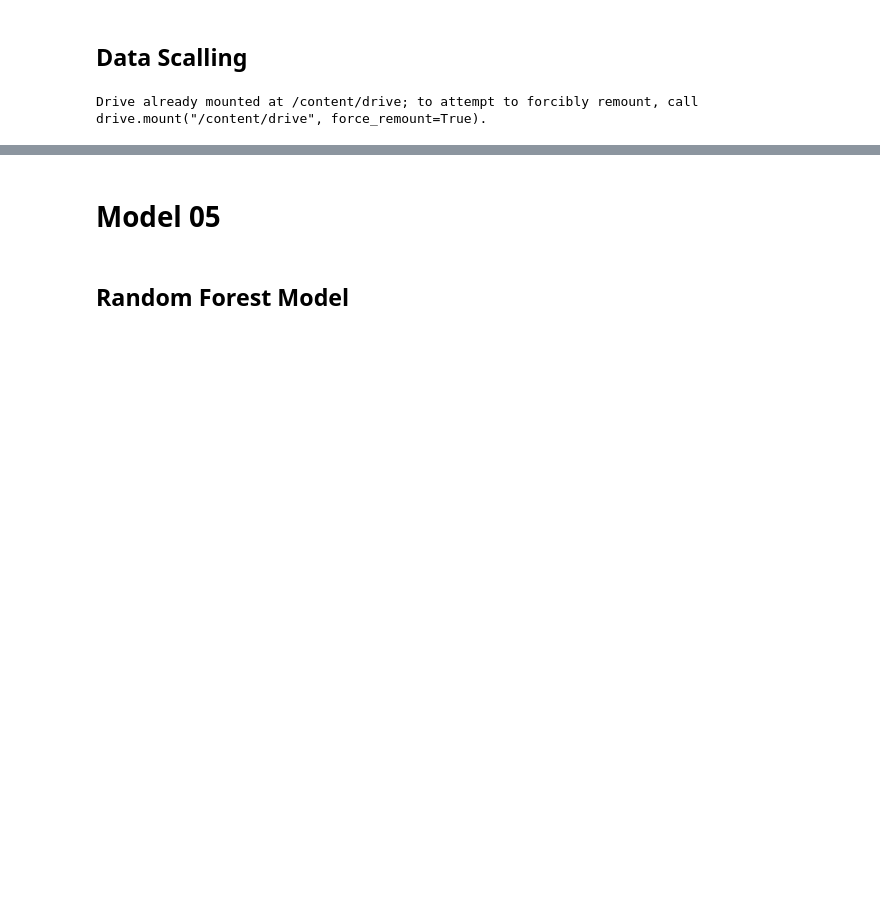
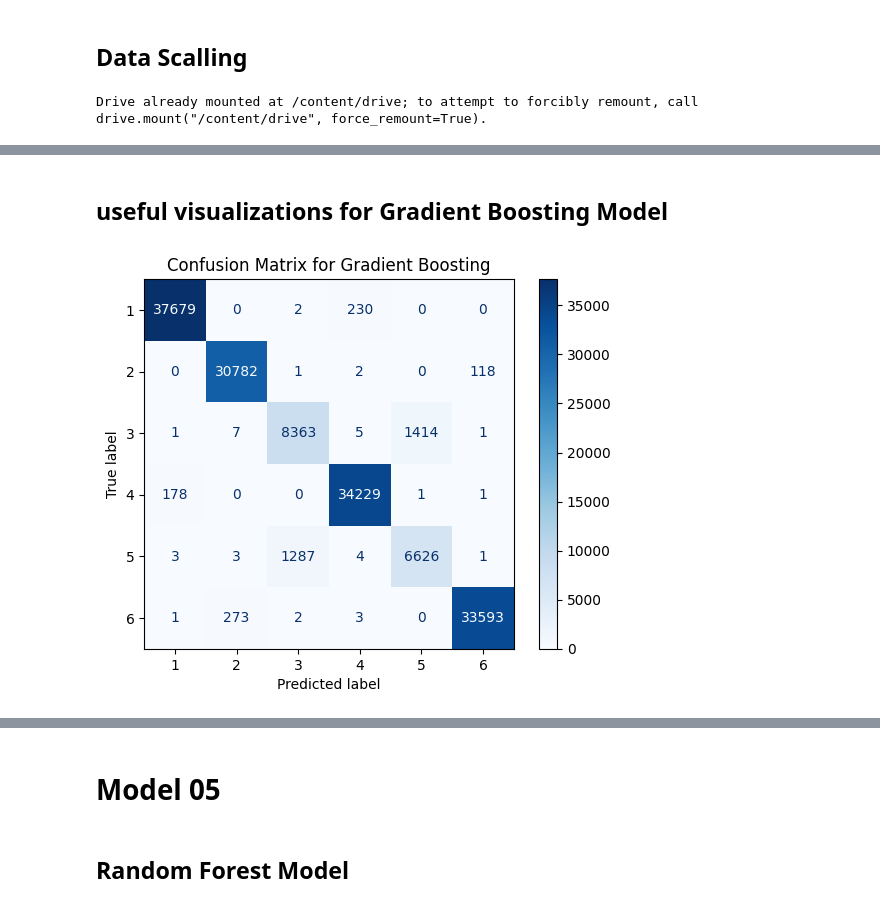
Before and after one commit to DSPL-Project-Group-B10/Models-, a Jupyter notebook: DSPL_Models.ipynb, the cells around one changed output, grey strips where cells are left out. Drawn from its saved outputs; the diff is of its cells as text; code cells hidden in the pictures; blank space fills up the shorter version.

Commit message:
Modelling Gradient Boosting

```diff
--- a/DSPL_Models.ipynb
+++ b/DSPL_Models.ipynb
@@ -33,0 +52,13 @@ df.to_csv("/content/drive/MyDrive/Colab Data Files/Data Science Project Lifecycl
+# %%
+# Define X and Y variables
+x = df[['luxury_sales','fresh_sales','dry_sales','outlet_city']]
+y = df['cluster_catgeory']
+# %%
+#  splits the dataset (x, y) into training and testing sets, allocating 80% for training and 20% for testing
+x_train, x_test, y_train, y_test = train_test_split(x, y, test_size=0.2, random_state=42)
+# %%
+# initializing the Gradient boosting classifier
+gbc_model = GradientBoostingClassifier(n_estimators=25, learning_rate=0.1, random_state=42)
+# %%
+# Train the gradient boosting classifier using the train data
+gbc_model.fit(x_train, y_train)
@@ -33,0 +101,13 @@ df.to_csv("/content/drive/MyDrive/Colab Data Files/Data Science Project Lifecycl
+# %% [markdown]
+## useful visualizations for Gradient Boosting Model
+# %%
+## confusion matrix
+## To evaluate Model performance
+import matplotlib.pyplot as plt
+import matplotlib.pyplot as plt
+from sklearn.metrics import ConfusionMatrixDisplay
+ConfusionMatrixDisplay.from_estimator(gbc_model, x_test, y_test, cmap="Blues")
+plt.title("Confusion Matrix for Gradient Boosting")
+plt.show()
+# %% [output]
+[figure, added]
```
Also changed, not shown: parts of 20 cells of this notebook.
